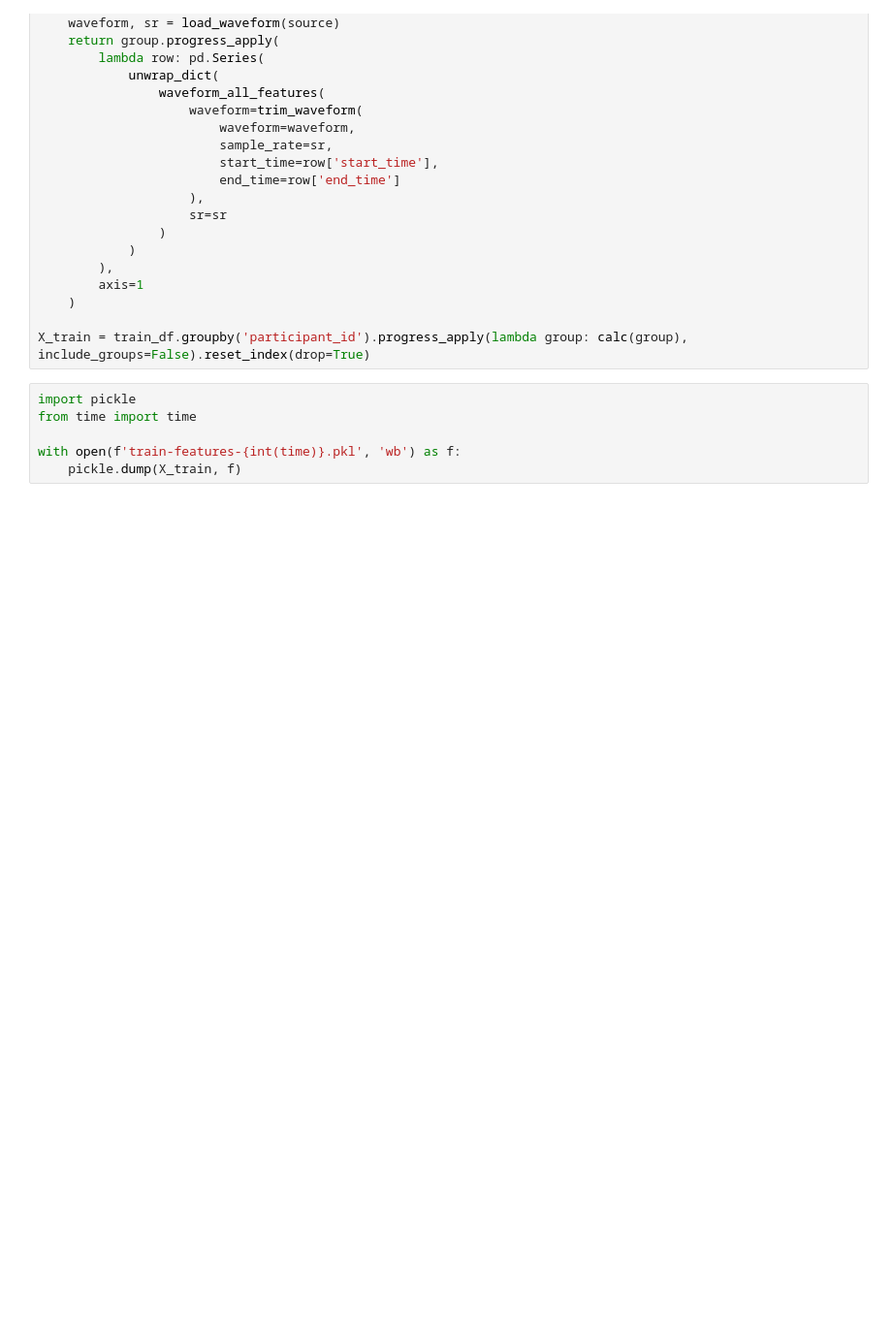
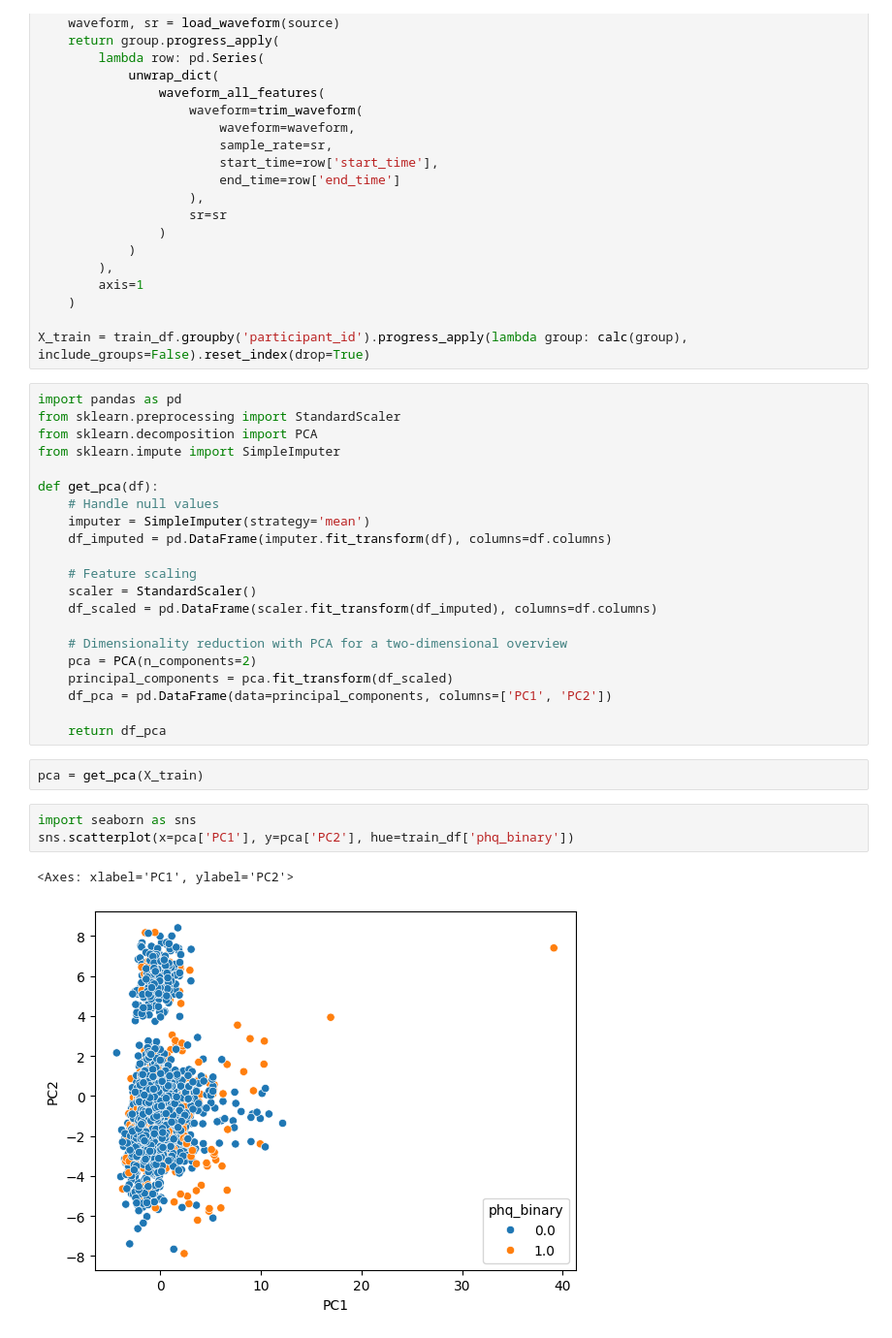
Before and after one commit to Kowd-PauUh/ml-in-depression-estimation, a Jupyter notebook: src/notebooks/04-Features-Extraction.ipynb, the cells around one changed output. Shown at 97% size. Drawn from its saved outputs; the diff is of its cells as text; blank space fills up the shorter version.

```diff
--- a/src/notebooks/04-Features-Extraction.ipynb
+++ b/src/notebooks/04-Features-Extraction.ipynb
@@ -150,9 +150,32 @@ def calc(group):
     )
 
 X_train = train_df.groupby('participant_id').progress_apply(lambda group: calc(group), include_groups=False).reset_index(drop=True)
-# %%
-import pickle
-from time import time
-
-with open(f'train-features-{int(time)}.pkl', 'wb') as f:
-    pickle.dump(X_train, f)
+# %%
+import pandas as pd
+from sklearn.preprocessing import StandardScaler
+from sklearn.decomposition import PCA
+from sklearn.impute import SimpleImputer
+
+def get_pca(df):
+    # Handle null values
+    imputer = SimpleImputer(strategy='mean')
+    df_imputed = pd.DataFrame(imputer.fit_transform(df), columns=df.columns)
+
+    # Feature scaling
+    scaler = StandardScaler()
+    df_scaled = pd.DataFrame(scaler.fit_transform(df_imputed), columns=df.columns)
+
+    # Dimensionality reduction with PCA for a two-dimensional overview
+    pca = PCA(n_components=2)
+    principal_components = pca.fit_transform(df_scaled)
+    df_pca = pd.DataFrame(data=principal_components, columns=['PC1', 'PC2'])
+
+    return df_pca
+# %%
+pca = get_pca(X_train)
+# %%
+import seaborn as sns
+sns.scatterplot(x=pca['PC1'], y=pca['PC2'], hue=train_df['phq_binary'])
+# %% [output]
+<Axes: xlabel='PC1', ylabel='PC2'>
+[figure, added]
```
Also changed, not shown: parts of 3 cells of this notebook.
